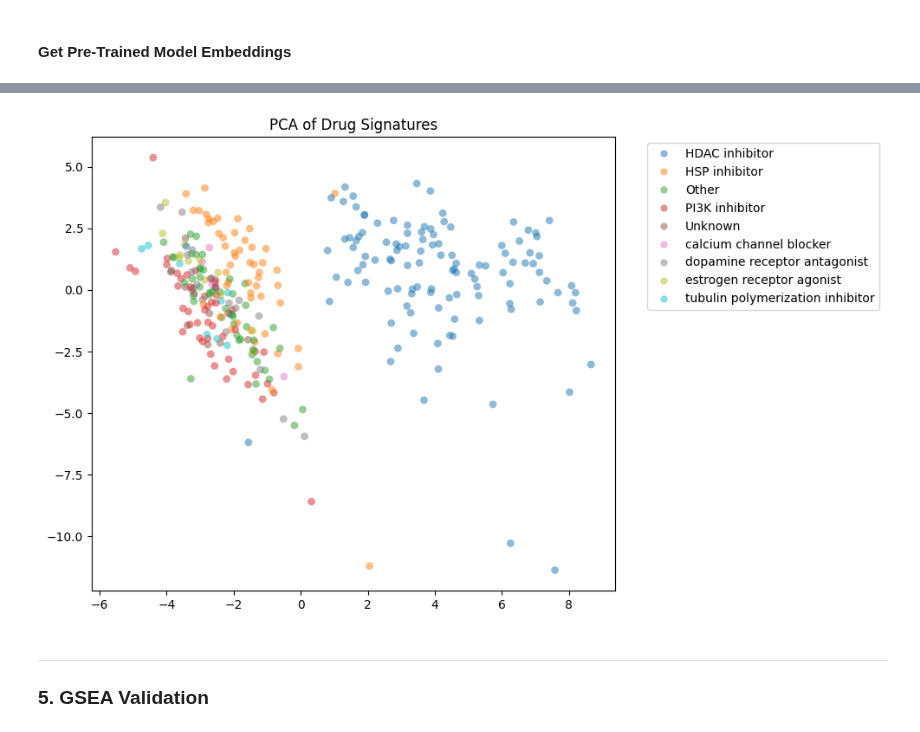
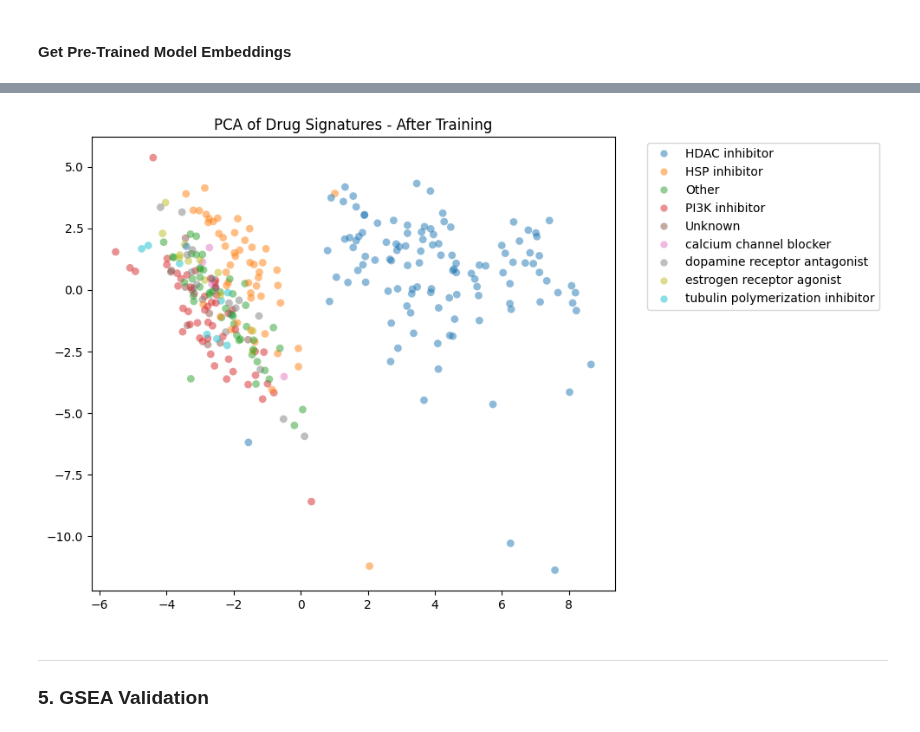
Before and after one commit to Djtrainer/cancer_research, a Jupyter notebook: notebooks/drug_induced_gene_expression_prediction/part_ii_modeling.ipynb, the cells around one changed output, grey strips where cells are left out. Drawn from its saved outputs; the diff is of its cells as text; code cells hidden in the pictures.

```diff
--- a/notebooks/drug_induced_gene_expression_prediction/part_ii_modeling.ipynb
+++ b/notebooks/drug_induced_gene_expression_prediction/part_ii_modeling.ipynb
@@ -350,10 +346,10 @@ array([[<Axes: title={'center': 'Total Loss'}>,
 # %%
 embeddings, all_moa_labels = generate_embeddings(model, test_loader, device=DEVICE)
 moa_labels = [int_to_moa[int_label] for int_label in all_moa_labels.tolist()]
 
-plot_pca(embeddings, moa_labels, title="PCA of Drug Signatures");
+plot_pca(embeddings, moa_labels, title="PCA of Drug Signatures - After Training");
 # %% [output]
-[figure, old version]
+[figure, new version]
 # %% [markdown]
 ---
 ### 5. GSEA Validation <a class="anchor" id="gsea-validation"></a>
```
Also changed, not shown: parts of 9 cells of this notebook.
